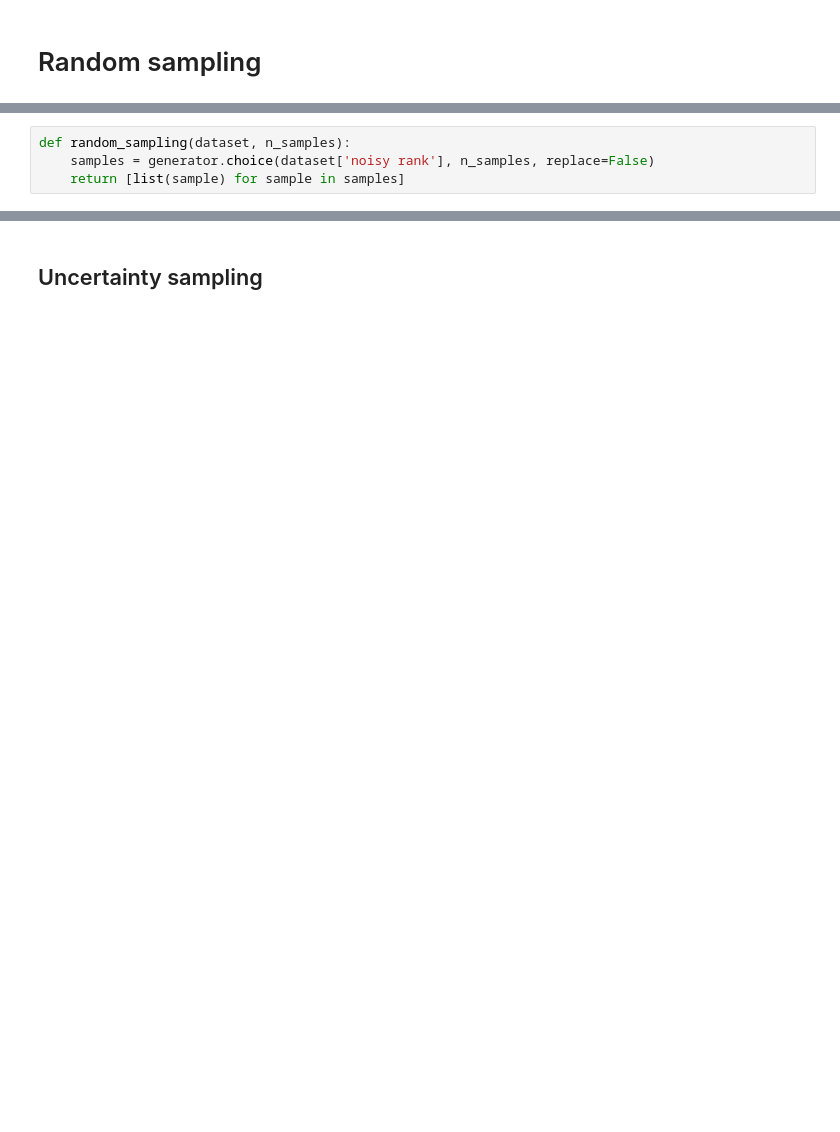
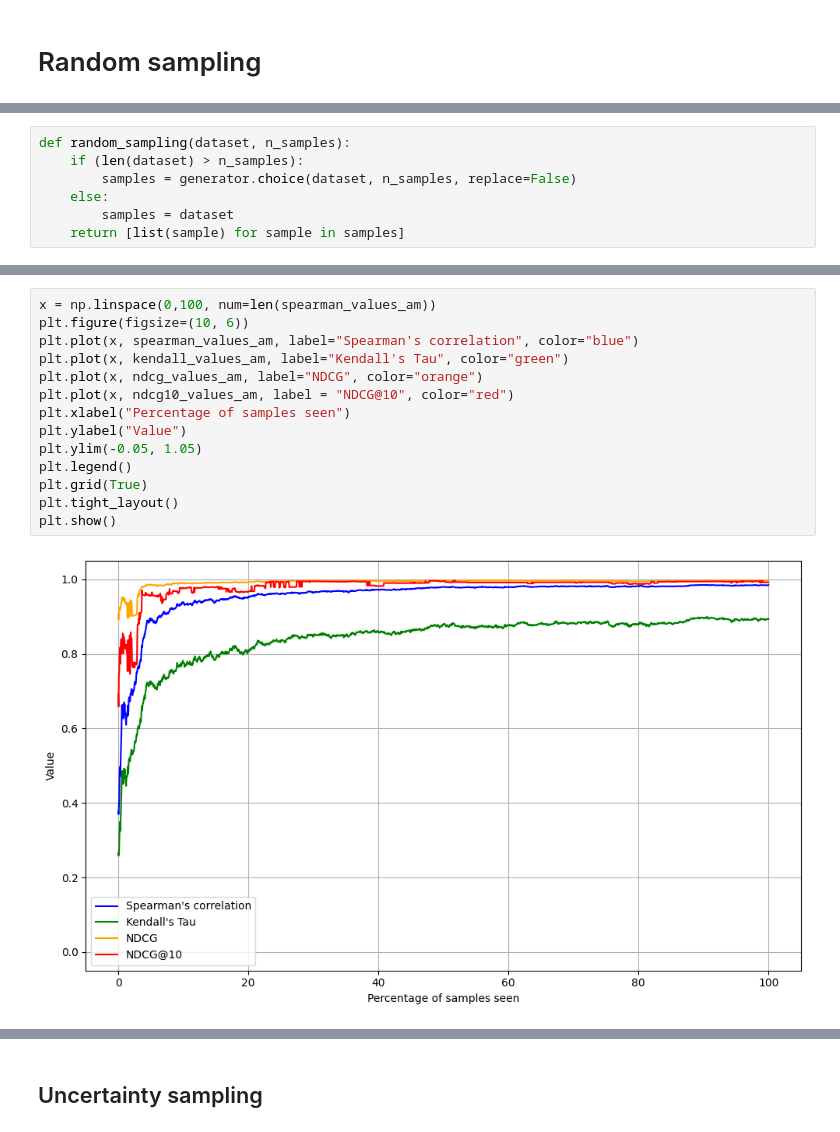
Before and after one commit to HMarie98/master-thesis, a Jupyter notebook: masterthesis.ipynb, the cells around one changed output, grey strips where cells are left out. Drawn from its saved outputs; the diff is of its cells as text; blank space fills up the shorter version.

```diff
--- a/masterthesis.ipynb
+++ b/masterthesis.ipynb
@@ -194,4 +457,7 @@ final_ranking = sorted(mu.items(), key=lambda x: x[1], reverse=True)
 # %%
 def random_sampling(dataset, n_samples):
-    samples = generator.choice(dataset['noisy rank'], n_samples, replace=False)
+    if (len(dataset) > n_samples):
+        samples = generator.choice(dataset, n_samples, replace=False)
+    else:
+        samples = dataset
     return [list(sample) for sample in samples]
@@ -229,0 +735,16 @@ for i in range(len(expert_df)):
+# %%
+x = np.linspace(0,100, num=len(spearman_values_am))
+plt.figure(figsize=(10, 6))
+plt.plot(x, spearman_values_am, label="Spearman's correlation", color="blue")
+plt.plot(x, kendall_values_am, label="Kendall's Tau", color="green")
+plt.plot(x, ndcg_values_am, label="NDCG", color="orange")
+plt.plot(x, ndcg10_values_am, label = "NDCG@10", color="red")
+plt.xlabel("Percentage of samples seen")
+plt.ylabel("Value")
+plt.ylim(-0.05, 1.05)
+plt.legend()
+plt.grid(True)
+plt.tight_layout()
+plt.show()
+# %% [output]
+[figure, added]
```
Also changed, not shown: parts of 147 cells of this notebook.
